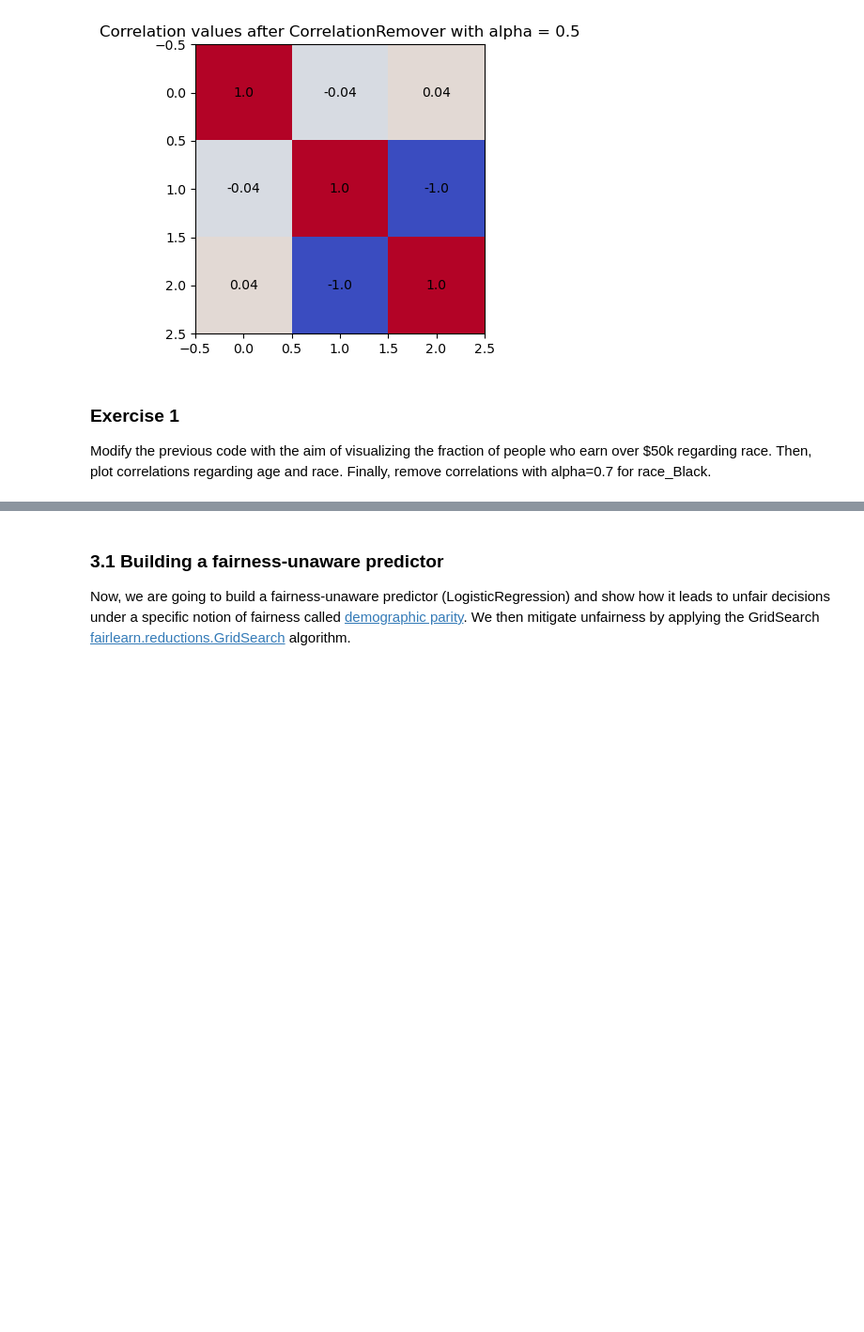
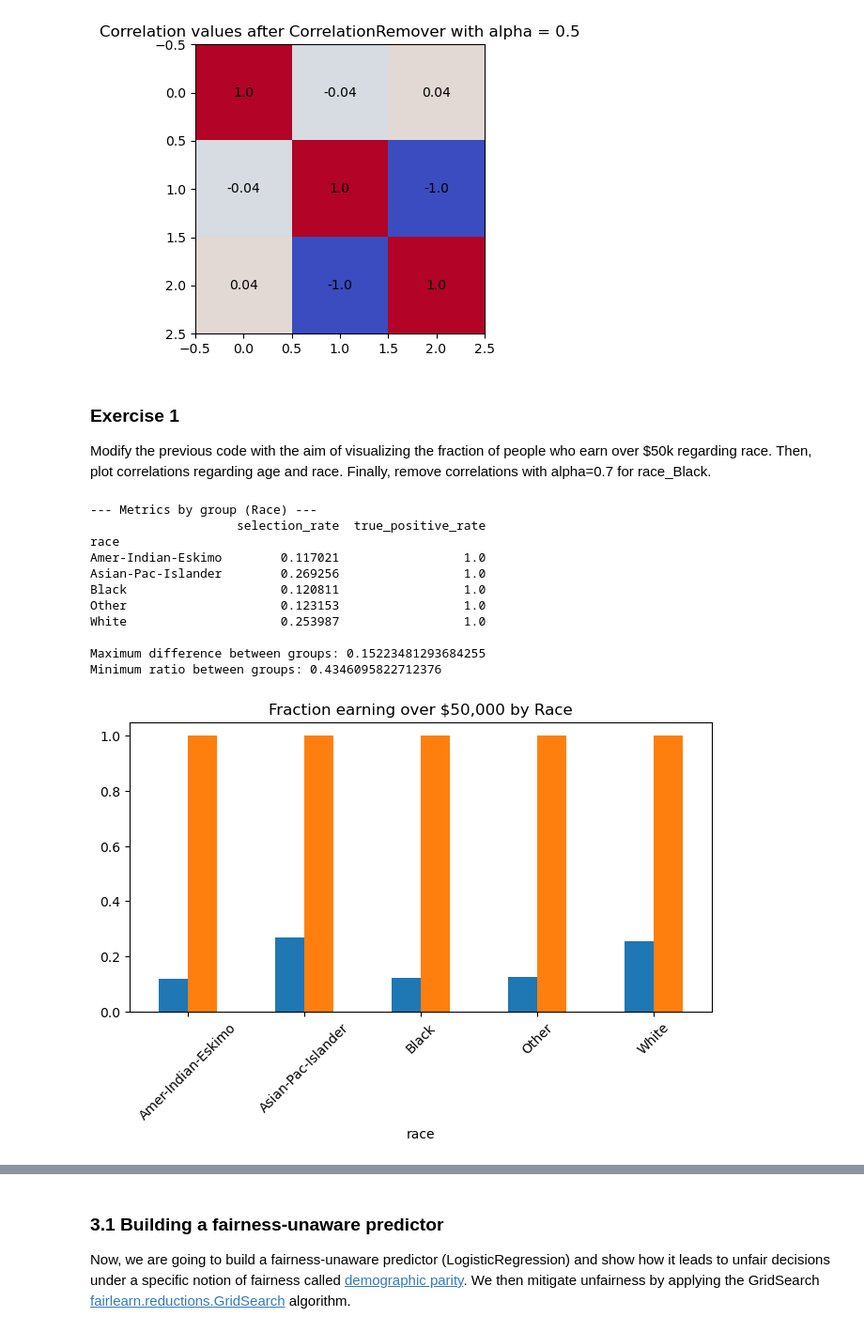
Before and after one commit to hugogs7/TXAI, a Jupyter notebook: TXAI_I5_FAIRNESS.ipynb, the cells around one changed output, grey strips where cells are left out. Shown at 94% size. Cells and saved outputs as stored; diff of their text form; code cells hidden in the pictures; blank space fills up the shorter version.

```diff
--- a/TXAI_I5_FAIRNESS.ipynb
+++ b/TXAI_I5_FAIRNESS.ipynb
@@ -228,3 +228,39 @@ plot_heatmap(X_cr_alpha, "Correlation values after CorrelationRemover with alpha
 # %% [markdown]
 ### **Exercise 1**
 Modify the previous code with the aim of visualizing the fraction of people who earn over $50k regarding race. Then, plot correlations regarding age and race. Finally, remove correlations with alpha=0.7 for race_Black.
+# %%
+# 1. Fraction of people earning over $50k regarding race
+metrics_dict = {"selection_rate": selection_rate, "true_positive_rate": true_positive_rate}
+
+selection_rates_race = MetricFrame(
+    metrics=metrics_dict,
+    y_true=y_true,
+    y_pred=y_true,
+    sensitive_features=race
+)
+
+print("--- Metrics by group (Race) ---")
+print(selection_rates_race.by_group)
+print("\nMaximum difference between groups:", selection_rates_race.difference()["selection_rate"])
+print("Minimum ratio between groups:", selection_rates_race.ratio()["selection_rate"])
+
+# Plotting the bar chart
+fig_race = selection_rates_race.by_group.plot.bar(
+    legend=False,
+    rot=45, # Rotate labels 45 degrees for better readability
+    title="Fraction earning over $50,000 by Race",
+    figsize=(8, 4)
+)
+# %% [output]
+--- Metrics by group (Race) ---
+                    selection_rate  true_positive_rate
+race
+Amer-Indian-Eskimo        0.117021                 1.0
+Asian-Pac-Islander        0.269256                 1.0
+Black                     0.120811                 1.0
+Other                     0.123153                 1.0
+White                     0.253987                 1.0
+
+Maximum difference between groups: 0.15223481293684255
+Minimum ratio between groups: 0.4346095822712376
+[figure, added]
```
Also changed, not shown: parts of 1 cell of this notebook.
